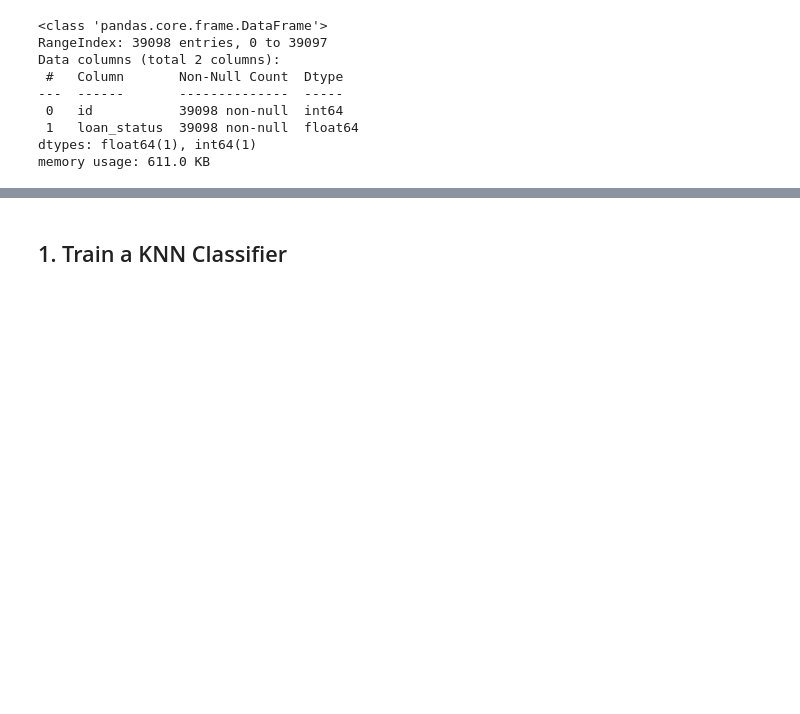
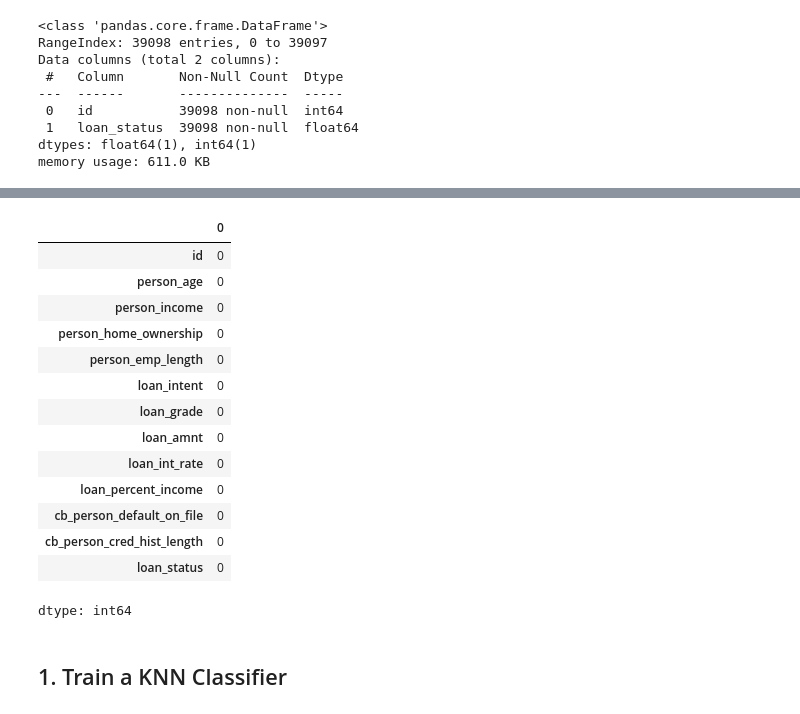
Before and after one commit to moridin04/CCMACLRL_EXERCISES_COM221ML, a Jupyter notebook: Exercise9.ipynb, the cells around one changed output, grey strips where cells are left out. Cells and saved outputs as stored; diff of their text form; code cells hidden in the pictures; blank space fills up the shorter version.

```diff
--- a/Exercise9.ipynb
+++ b/Exercise9.ipynb
@@ -76,0 +143,24 @@ memory usage: 611.0 KB
+# %%
+columns_with_null = ['person_home_ownership', 'loan_intent', 'loan_grade']
+for column in columns_with_null:
+    df['person_home_ownership'] = df['person_home_ownership'].fillna(df['person_home_ownership'].mode()[0])
+    df['loan_intent'] = df['loan_intent'].fillna(df['loan_intent'].mode()[0])
+    df['loan_grade'] = df['loan_grade'].fillna(df['loan_grade'].mode()[0])
+# %%
+df.isnull().sum()
+# %% [output]
+|  | 0 |
+| id | 0 |
+| person_age | 0 |
+| person_income | 0 |
+| person_home_ownership | 0 |
+| person_emp_length | 0 |
+| loan_intent | 0 |
+| loan_grade | 0 |
+| loan_amnt | 0 |
+| loan_int_rate | 0 |
+| loan_percent_income | 0 |
+| cb_person_default_on_file | 0 |
+| cb_person_cred_hist_length | 0 |
+| loan_status | 0 |
+dtype: int64
```
Also changed, not shown: parts of 41 cells of this notebook.
